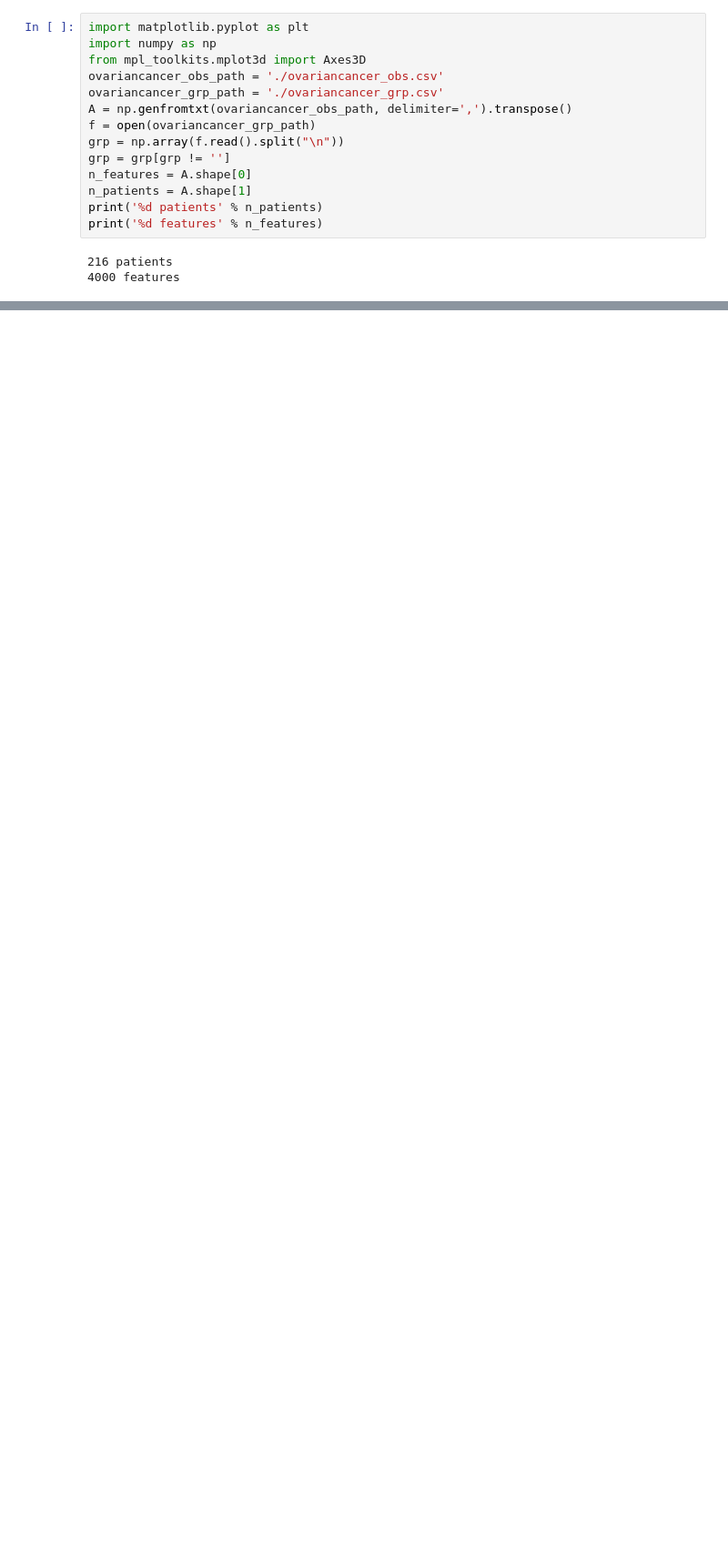
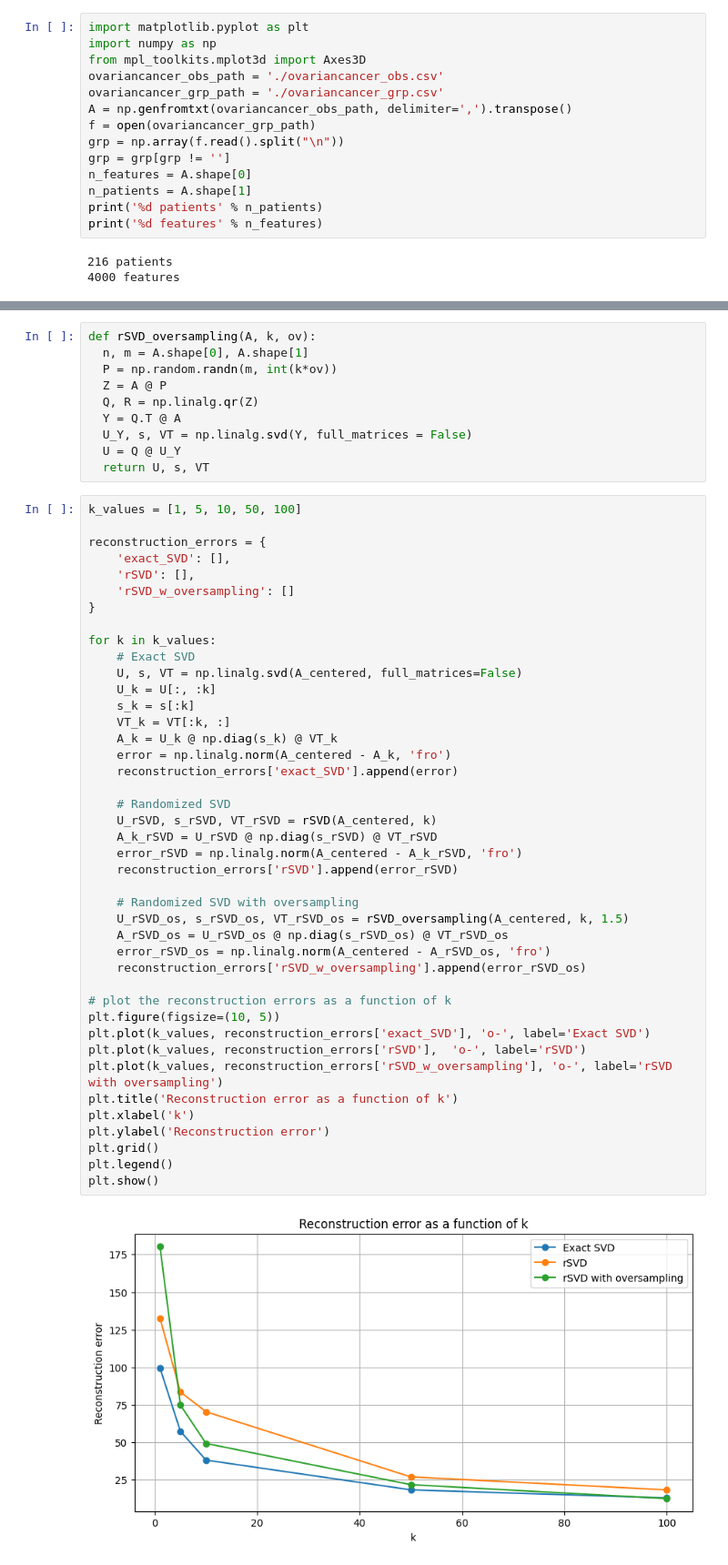
Before and after one commit to andreac01/NAML, a Jupyter notebook: pastExams/2023-01-20/2023-01-20_exam.ipynb, the cells around one changed output, grey strips where cells are left out. Shown: that part at 91% size. Saved outputs shown, nothing was run; the diff lists cells and outputs as text; blank space fills up the shorter version.

```diff
--- a/pastExams/2023-01-20/2023-01-20_exam.ipynb
+++ b/pastExams/2023-01-20/2023-01-20_exam.ipynb
@@ -370,0 +190,54 @@ where λ ≈ 1.0507 and α ≈ 1.75814. (Hint: consider the case σ → 0 using
+# %%
+def rSVD_oversampling(A, k, ov):
+  n, m = A.shape[0], A.shape[1]
+  P = np.random.randn(m, int(k*ov))
+  Z = A @ P
+  Q, R = np.linalg.qr(Z)
+  Y = Q.T @ A
+  U_Y, s, VT = np.linalg.svd(Y, full_matrices = False)
+  U = Q @ U_Y
+  return U, s, VT
+# %%
+k_values = [1, 5, 10, 50, 100]
+
+reconstruction_errors = {
+	'exact_SVD': [],
+	'rSVD': [],
+	'rSVD_w_oversampling': []
+}
+
+for k in k_values:
+	# Exact SVD
+	U, s, VT = np.linalg.svd(A_centered, full_matrices=False)
+	U_k = U[:, :k]
+	s_k = s[:k]
+	VT_k = VT[:k, :]
+	A_k = U_k @ np.diag(s_k) @ VT_k
+	error = np.linalg.norm(A_centered - A_k, 'fro')
+	reconstruction_errors['exact_SVD'].append(error)
+
+	# Randomized SVD
+	U_rSVD, s_rSVD, VT_rSVD = rSVD(A_centered, k)
+	A_k_rSVD = U_rSVD @ np.diag(s_rSVD) @ VT_rSVD
+	error_rSVD = np.linalg.norm(A_centered - A_k_rSVD, 'fro')
+	reconstruction_errors['rSVD'].append(error_rSVD)
+
+	# Randomized SVD with oversampling
+	U_rSVD_os, s_rSVD_os, VT_rSVD_os = rSVD_oversampling(A_centered, k, 1.5)
+	A_rSVD_os = U_rSVD_os @ np.diag(s_rSVD_os) @ VT_rSVD_os
+	error_rSVD_os = np.linalg.norm(A_centered - A_rSVD_os, 'fro')
+	reconstruction_errors['rSVD_w_oversampling'].append(error_rSVD_os)
+
+# plot the reconstruction errors as a function of k
+plt.figure(figsize=(10, 5))
+plt.plot(k_values, reconstruction_errors['exact_SVD'], 'o-', label='Exact SVD')
+plt.plot(k_values, reconstruction_errors['rSVD'],  'o-', label='rSVD')
+plt.plot(k_values, reconstruction_errors['rSVD_w_oversampling'], 'o-', label='rSVD with oversampling')
+plt.title('Reconstruction error as a function of k')
+plt.xlabel('k')
+plt.ylabel('Reconstruction error')
+plt.grid()
+plt.legend()
+plt.show()
+# %% [output]
+[figure, added]
```
Also changed, not shown: parts of 46 cells of this notebook.
